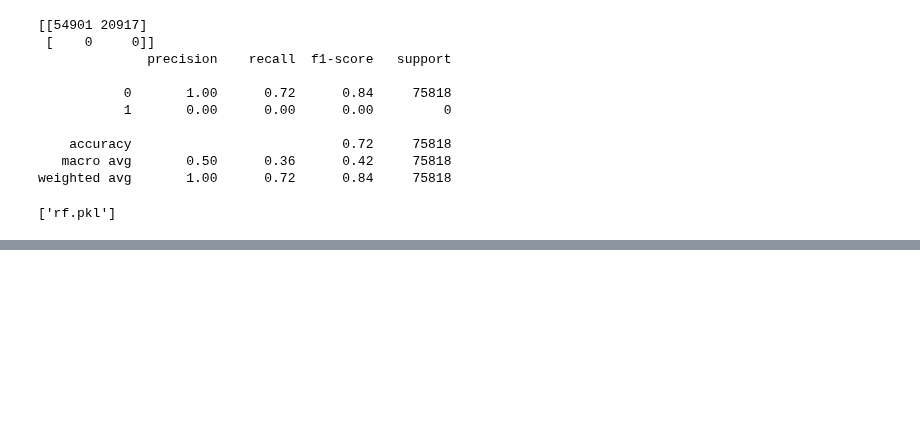
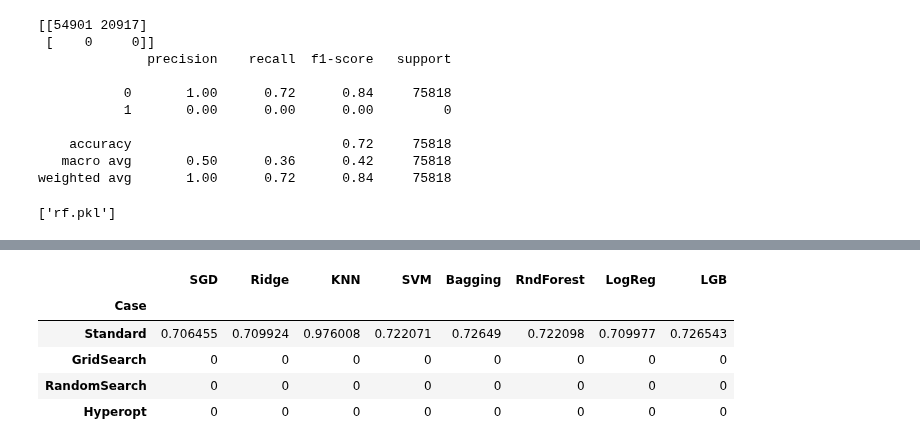
Before and after one commit to naiaraap/Predicting-Customer-Satisfaction-Level-from-Santander, a Jupyter notebook: CustomerSatisfactionLevelPrediction.ipynb, the cells around one changed output, grey strips where cells are left out. Saved outputs shown, nothing was run; the diff lists cells and outputs as text; code cells hidden in the pictures; blank space fills up the shorter version.

```diff
--- a/CustomerSatisfactionLevelPrediction.ipynb
+++ b/CustomerSatisfactionLevelPrediction.ipynb
@@ -760,0 +770,17 @@ min(error_rate)
+# %%
+# KNN algorithm
+knn = KNeighborsClassifier(n_neighbors=2)
+
+# training model
+knn.fit(Xo, yo)
+
+# prediction
+pred = knn.predict(Xo_test)
+
+# Evaluating prediction
+print (confusion_matrix(yo_test,pred))
+print (classification_report(yo_test,pred))
+print(accuracy_score(yo_test,pred))
+
+# Save the model as a pickle in a file
+joblib.dump(knn, 'knn.pkl')
@@ -775,0 +822,28 @@ resul.head()
+# %%
+#Models creation
+sgd2   = SGDClassifier()
+ridge2 = RidgeClassifier()
+knn2   = KNeighborsClassifier()
+svc2   = SVC(gamma='auto')
+bag2   = BaggingClassifier()
+rf2    = RandomForestClassifier(n_estimators=10)
+lr2    =  LogisticRegression(solver='liblinear')
+lgg2   = lgb.LGBMClassifier()
+
+models = [sgd2,ridge2,knn2,svc2,bag2,rf2,lr2,lgg]
+
+col = 0
+
+for model in models:
+    model.fit(X_train,y_train.values.ravel())
+    resul.iloc[0,col] = model.score(X_valid,y_valid)
+    col += 1
+
+resul.head()
+# %% [output]
+|  | SGD | Ridge | KNN | SVM | Bagging | RndForest | LogReg | LGB |
+| Case |  |  |  |  |  |  |  |  |
+| Standard | 0.706455 | 0.709924 | 0.976008 | 0.722071 | 0.72649 | 0.722098 | 0.709977 | 0.726543 |
+| GridSearch | 0 | 0 | 0 | 0 | 0 | 0 | 0 | 0 |
+| RandomSearch | 0 | 0 | 0 | 0 | 0 | 0 | 0 | 0 |
+| Hyperopt | 0 | 0 | 0 | 0 | 0 | 0 | 0 | 0 |
```
Also changed, not shown: parts of 8 cells of this notebook.
